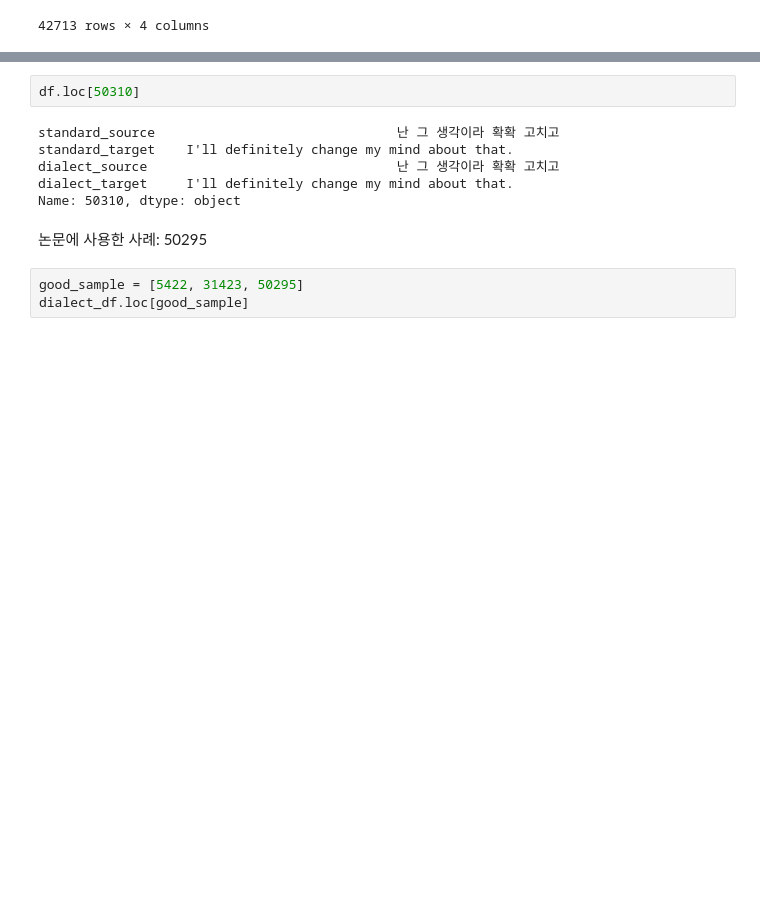
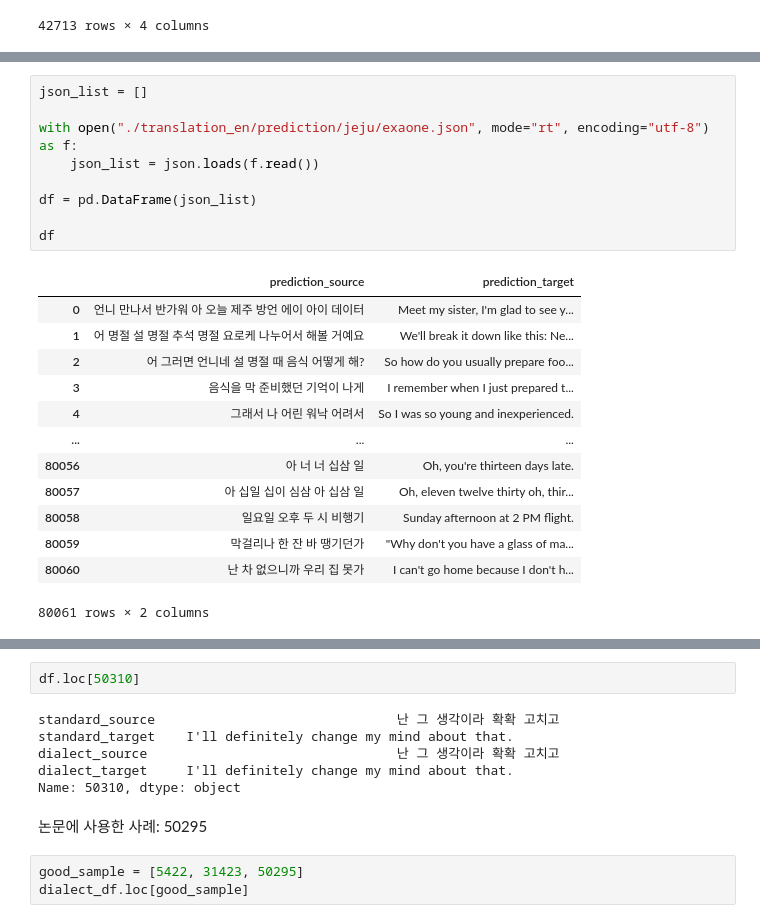
Before and after one commit to BlessingDev/NLP-Standard-Dialect-Translation, a Jupyter notebook: translation_en/analyze.ipynb, the cells around one changed output, grey strips where cells are left out. Saved outputs shown, nothing was run; the diff lists cells and outputs as text; blank space fills up the shorter version.

```diff
--- a/translation_en/analyze.ipynb
+++ b/translation_en/analyze.ipynb
@@ -259,3 +259,26 @@ dialect_df.sample(10)
 | 47463 | 우린 그게 다음시즌 이었어 비드맨 다음이 슈팅 바쿠간 | That was Baidman's shooting Bakug... | 우린 그게 다음시즌 이었언 비드맨 다음이 슈팅 바쿠간 | It was the next season's bidman s... |
 | 4819 | 아 지져서 먹고 졸여 먹고 국 끓여 먹고 구워 먹고 했는데 | I grilled it, stewed it, boiled i... | 아 지졍 먹각* 졸랑 먹각* 국 끓여 먹각* 구워 먹각* 했는데 | I ate rice, soup, grilled food, a... |
 | 5982 | 살짝 정색 빨긴 했는데 걍 줬어 | I put on a stern face for a momen... | 살짝 정색 빨긴 해신디 걍 줜 | She's a bit serious, but she's ju... |
+# %%
+json_list = []
+
+with open("./translation_en/prediction/jeju/exaone.json", mode="rt", encoding="utf-8") as f:
+    json_list = json.loads(f.read())
+
+df = pd.DataFrame(json_list)
+
+df
+# %% [output]
+|  | prediction_source | prediction_target |
+| 0 | 언니 만나서 반가워 아 오늘 제주 방언 에이 아이 데이터 | Meet my sister, I'm glad to see y... |
+| 1 | 어 명절 설 명절 추석 명절 요로케 나누어서 해볼 거예요 | We'll break it down like this: Ne... |
+| 2 | 어 그러면 언니네 설 명절 때 음식 어떻게 해? | So how do you usually prepare foo... |
+| 3 | 음식을 막 준비했던 기억이 나게 | I remember when I just prepared t... |
+| 4 | 그래서 나 어린 워낙 어려서 | So I was so young and inexperienced. |
+| ... | ... | ... |
+| 80056 | 아 너 너 십삼 일 | Oh, you're thirteen days late. |
+| 80057 | 아 십일 십이 심삼 아 십삼 일 | Oh, eleven twelve thirty oh, thir... |
+| 80058 | 일요일 오후 두 시 비행기 | Sunday afternoon at 2 PM flight. |
+| 80059 | 막걸리나 한 잔 바 땡기던가 | "Why don't you have a glass of ma... |
+| 80060 | 난 차 없으니까 우리 집 못가 | I can't go home because I don't h... |
+80061 rows × 2 columns
```
Also changed, not shown: parts of 18 cells of this notebook, 50 other files.
